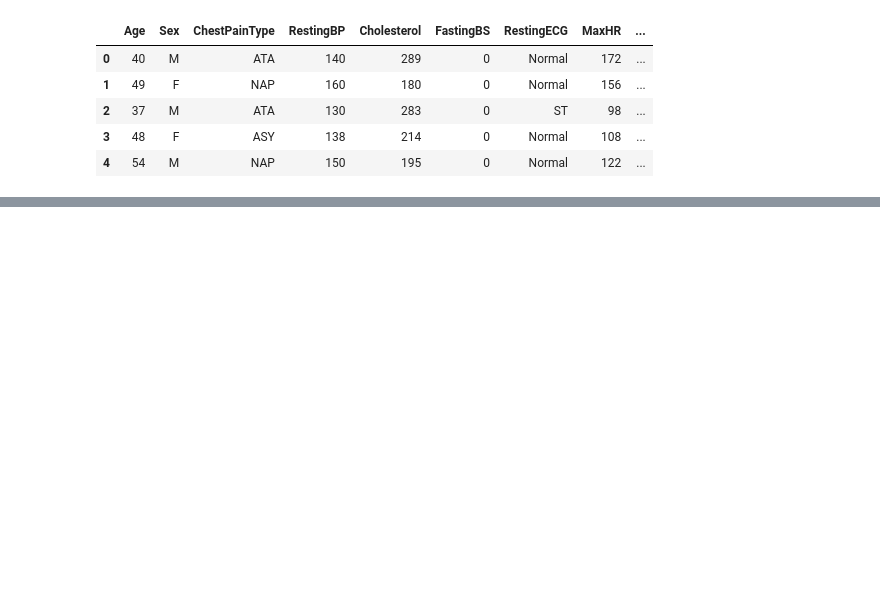
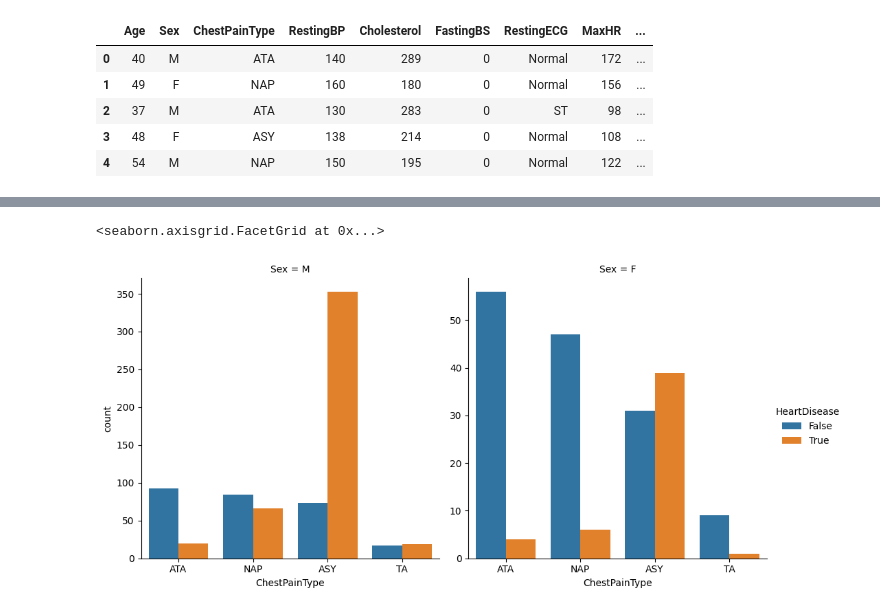
Before and after one commit to versa-syahptr/tubesPDA, a Jupyter notebook: visualisasi_1.ipynb, the cells around one changed output, grey strips where cells are left out. Saved outputs shown, nothing was run; the diff lists cells and outputs as text; code cells hidden in the pictures; blank space fills up the shorter version.

```diff
--- a/visualisasi_1.ipynb
+++ b/visualisasi_1.ipynb
@@ -26,2 +40,5 @@ grouped_df = df.groupby(['Age', 'Sex'], as_index=False)['HeartDisease'].sum()
+# %%
+df["HeartDisease"] = df["HeartDisease"].astype(bool)
+df["FastingBS"] = df["FastingBS"].astype(bool)
 # %%
 sns.relplot(
@@ -33,0 +59,5 @@ sns.relplot(
+# %%
+sns.catplot(df, x="ChestPainType", hue="HeartDisease", kind="count", col="Sex", sharey=False)
+# %% [output]
+<seaborn.axisgrid.FacetGrid at 0x...>
+[figure, added]
```
Also changed, not shown: parts of 8 cells of this notebook, 1 other file.
